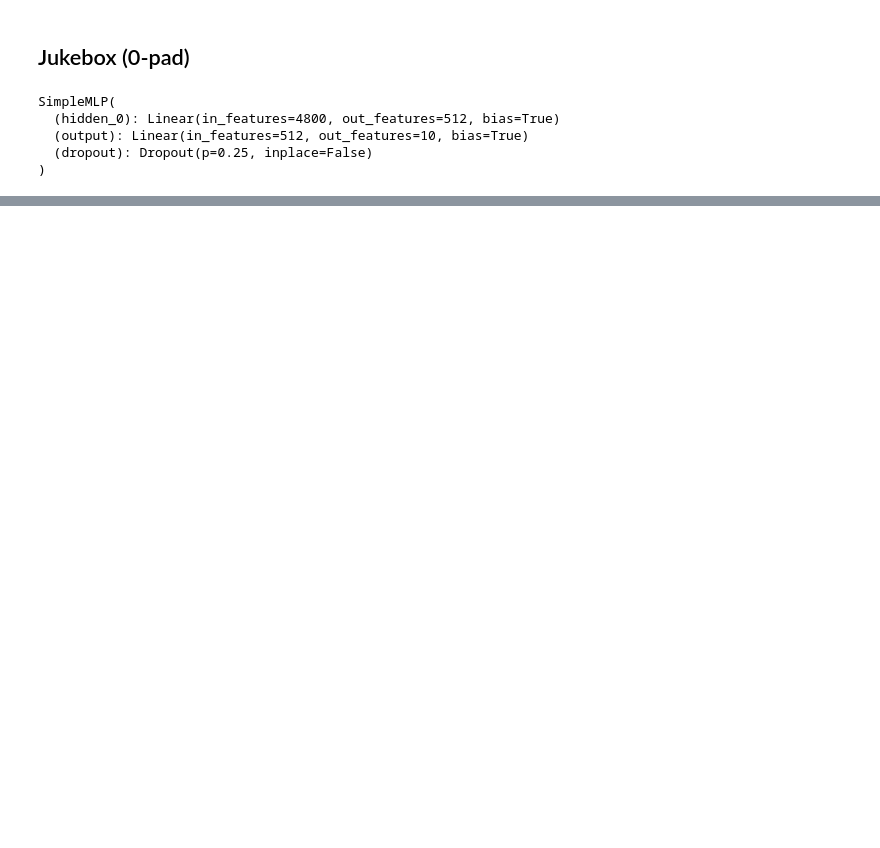
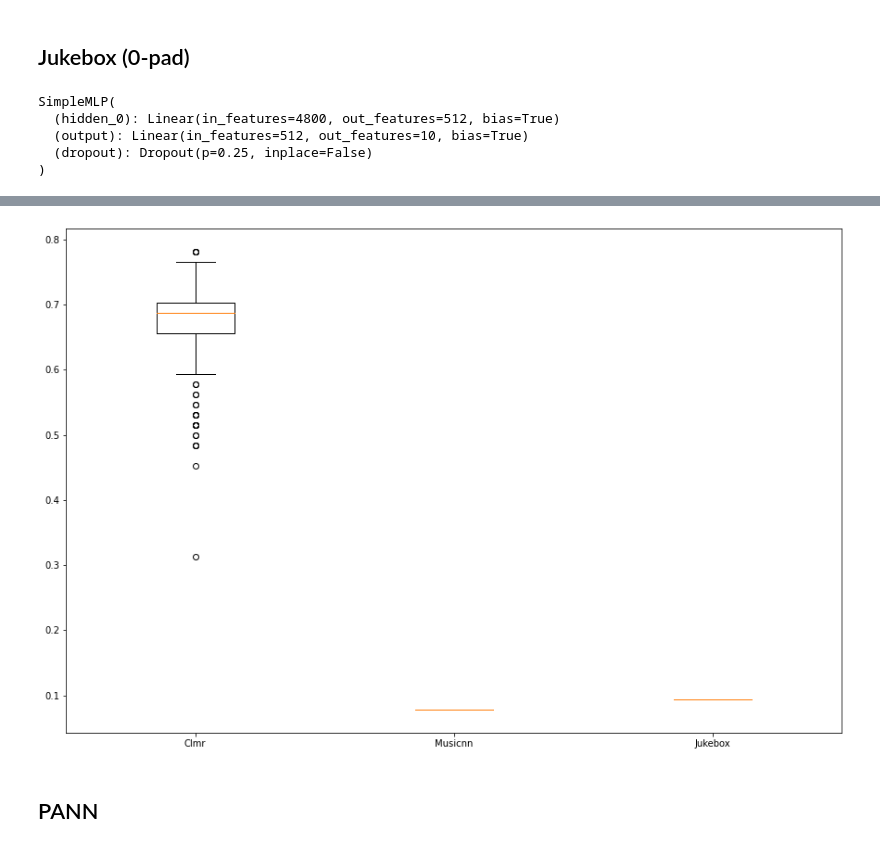
Before and after one commit to imkhoa99/Research-Project-2021, a Jupyter notebook: mlp.ipynb, the cells around one changed output, grey strips where cells are left out. Cells and saved outputs as stored; diff of their text form; code cells hidden in the pictures; blank space fills up the shorter version.

```diff
--- a/mlp.ipynb
+++ b/mlp.ipynb
@@ -407,0 +543,8 @@ Epoch 300, loss 2.37218976020813
+# %%
+plt.rcParams["figure.figsize"] = (15,10)
+plt.boxplot([acc_epochs, acc_epochs_musicnn, acc_epochs_jukebox], labels = ["Clmr","Musicnn","Jukebox"])
+plt.show()
+# %% [output]
+[figure, added]
+# %% [markdown]
+## PANN
```
Also changed, not shown: parts of 44 cells of this notebook.
